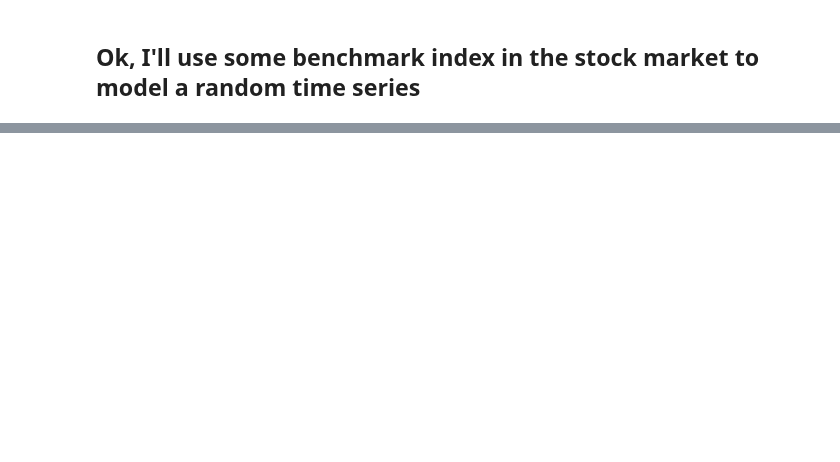
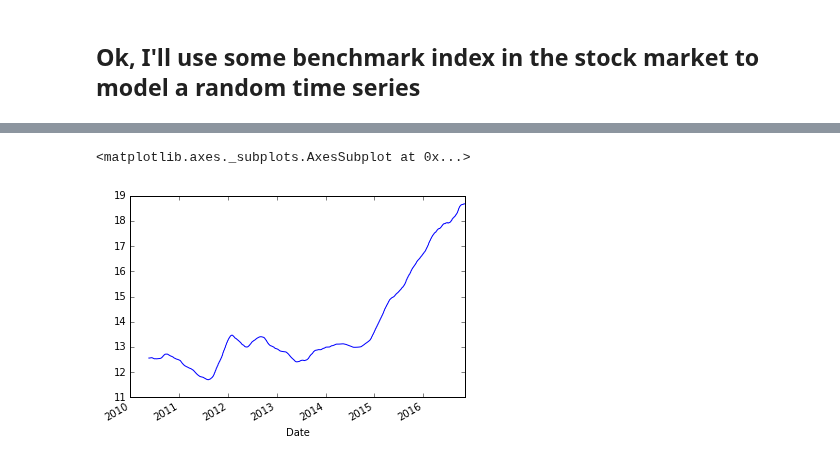
Before and after one commit to molgor/biospytial, a Jupyter notebook: ipython-notebooks/inference_examples/Time series Example.ipynb, the cells around one changed output, grey strips where cells are left out. Cells and saved outputs as stored; diff of their text form; code cells hidden in the pictures; blank space fills up the shorter version.

```diff
--- a/ipython-notebooks/inference_examples/Time series Example.ipynb
+++ b/ipython-notebooks/inference_examples/Time series Example.ipynb
@@ -45,0 +54,7 @@ array([  9.25,  13.  ,  12.54,  12.5 ,  11.47,  11.54,  10.36,  11.  ,
+# %%
+usdmxn = web.DataReader("MXN=X","yahoo",start,end)
+# %%
+usdmxn.Low.rolling(window=100).mean().plot()
+# %% [output]
+<matplotlib.axes._subplots.AxesSubplot at 0x...>
+[figure, added]
```
Also changed, not shown: parts of 44 cells of this notebook, 5 other files.
